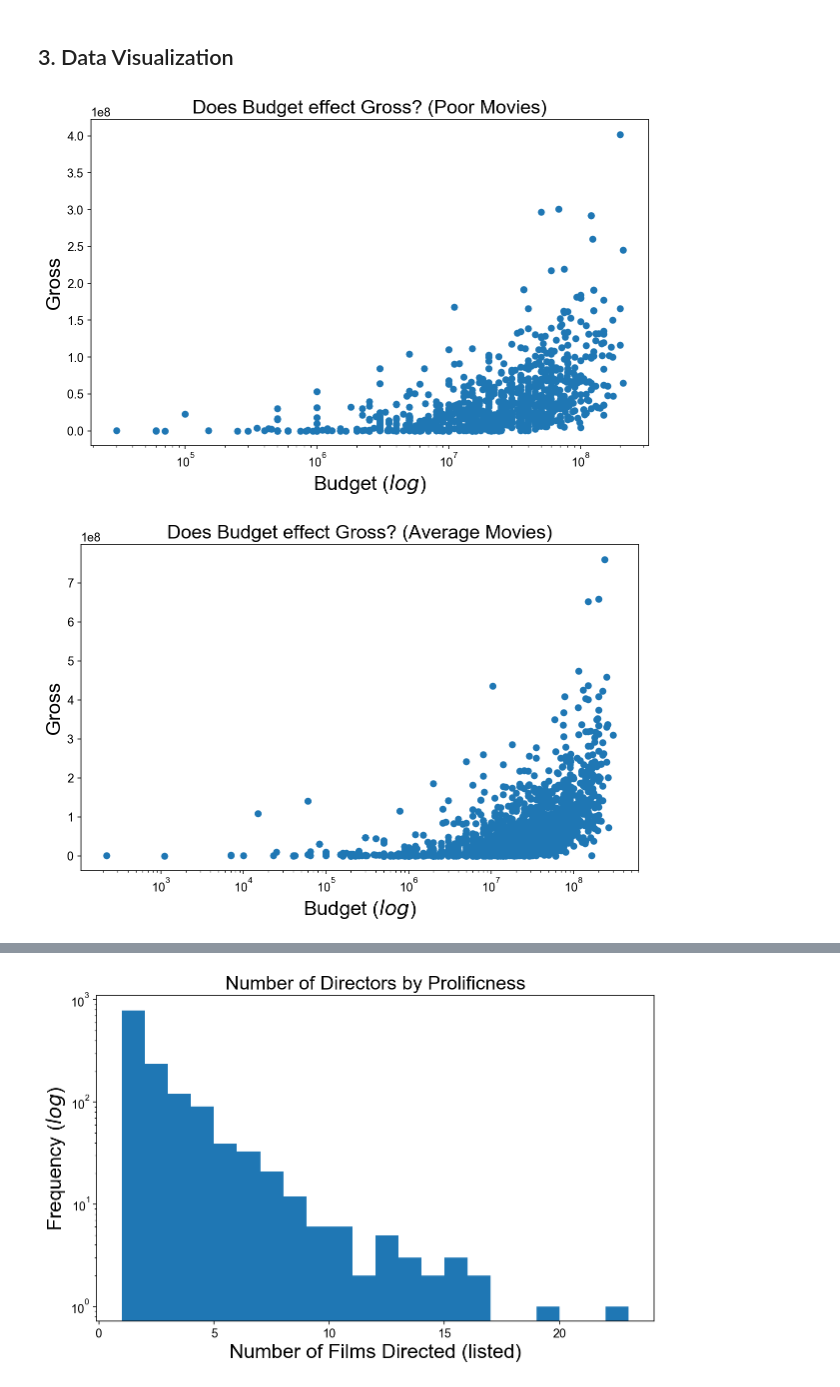
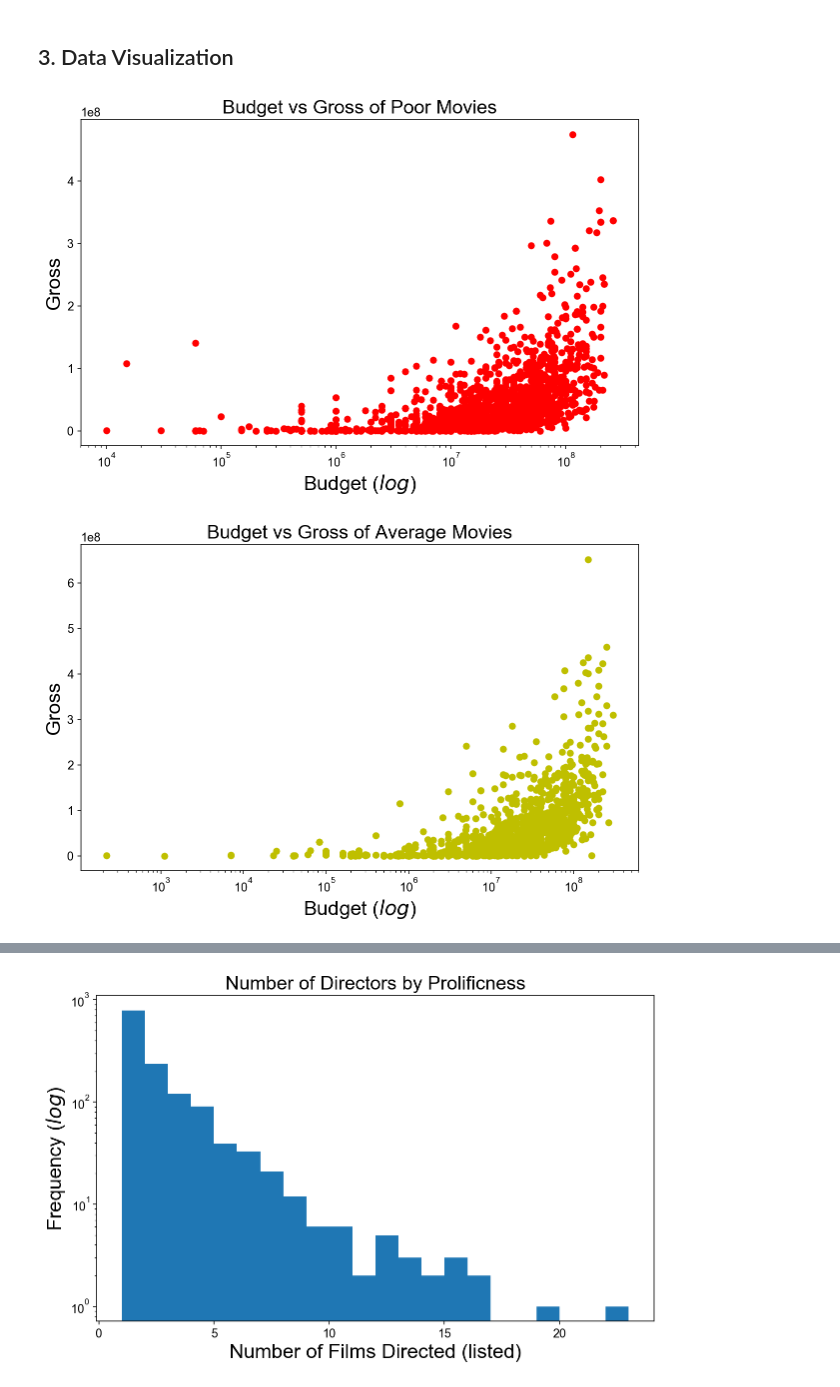
Before and after one commit to SMU-ML-2017/Project1, a Jupyter notebook: ML Lab 1.ipynb, the cells around one changed output, grey strips where cells are left out. Drawn from its saved outputs; the diff is of its cells as text; code cells hidden in the pictures.

```diff
--- a/ML Lab 1.ipynb
+++ b/ML Lab 1.ipynb
@@ -104,7 +104,7 @@ On initial inspections, many fields have missing values, with gross missing the
 m = m[m['country'] == 'USA']
 # %%
 # Remove names except for the Director.
-m.drop('movie_title', axis=1, inplace=True)
+#m.drop('movie_title', axis=1, inplace=True)
 m.drop('plot_keywords', axis=1, inplace=True)
 m.drop('actor_1_name', axis=1, inplace=True)
 m.drop('actor_2_name', axis=1, inplace=True)
@@ -160,10 +160,10 @@ for col in ['num_user_for_reviews','num_critic_for_reviews']:
 avgFace = round(m['facenumber_in_poster'].mean())
 m['facenumber_in_poster'].fillna(value=avgFace, inplace=True)
 
-# [0%-49%] is Poor, [50%-74%] is Average, [75%-100%] is Good.
-fifty_score = m['imdb_score'].quantile(.5)
-seventy_score = m['imdb_score'].quantile(.75)
-m['rating_category'] = pd.cut(m.imdb_score,[0,fifty_score,seventy_score,10],labels=['poor','average','good'])
+# [0%-49%] is Poor, [50%-89%] is Average, [90%-100%] is Good.
+poor_avg = m['imdb_score'].quantile(.5)
+avg_good = m['imdb_score'].quantile(.9)
+m['rating_category'] = pd.cut(m.imdb_score,[0,poor_avg,avg_good,10],labels=['poor','average','good'])
 
 # Seprately Groupby rating category
 poor = m[m['rating_category'] == 'poor']
@@ -192,26 +186,26 @@ matplotlib.rcParams.update({'font.family': 'Helvetica, Arial, sans-serif'})
 
 %config InlineBackend.figure_format = 'retina'
 # %%
-plt.scatter(poor['budget'], poor['gross'])
-plt.title('Does Budget effect Gross? (Poor Movies)')
+plt.scatter(poor['budget'], poor['gross'], color='r')
+plt.title('Budget vs Gross of Poor Movies')
 plt.xlabel('Budget ($log$)')
 plt.ylabel('Gross')
 plt.xscale('log')
 plt.show()
 
-plt.scatter(average['budget'], average['gross'])
-plt.title('Does Budget effect Gross? (Average Movies)')
+plt.scatter(average['budget'], average['gross'], color='y')
+plt.title('Budget vs Gross of Average Movies')
 plt.xlabel('Budget ($log$)')
 plt.ylabel('Gross')
 plt.xscale('log')
 plt.show()
 
-plt.scatter(good['budget'], good['gross'])
-plt.title('Does Budget effect Gross? (Good Movies)')
+plt.scatter(good['budget'], good['gross'], color='g')
+plt.title('Budget vs Gross of Good Movies')
 plt.xlabel('Budget ($log$)')
 plt.ylabel('Gross')
 plt.xscale('log')
 plt.show()
 # %% [output]
-[figure, old version]
+[figure, new version]
-[figure, old version]
+[figure, new version]
```
Also changed, not shown: parts of 27 cells of this notebook.
